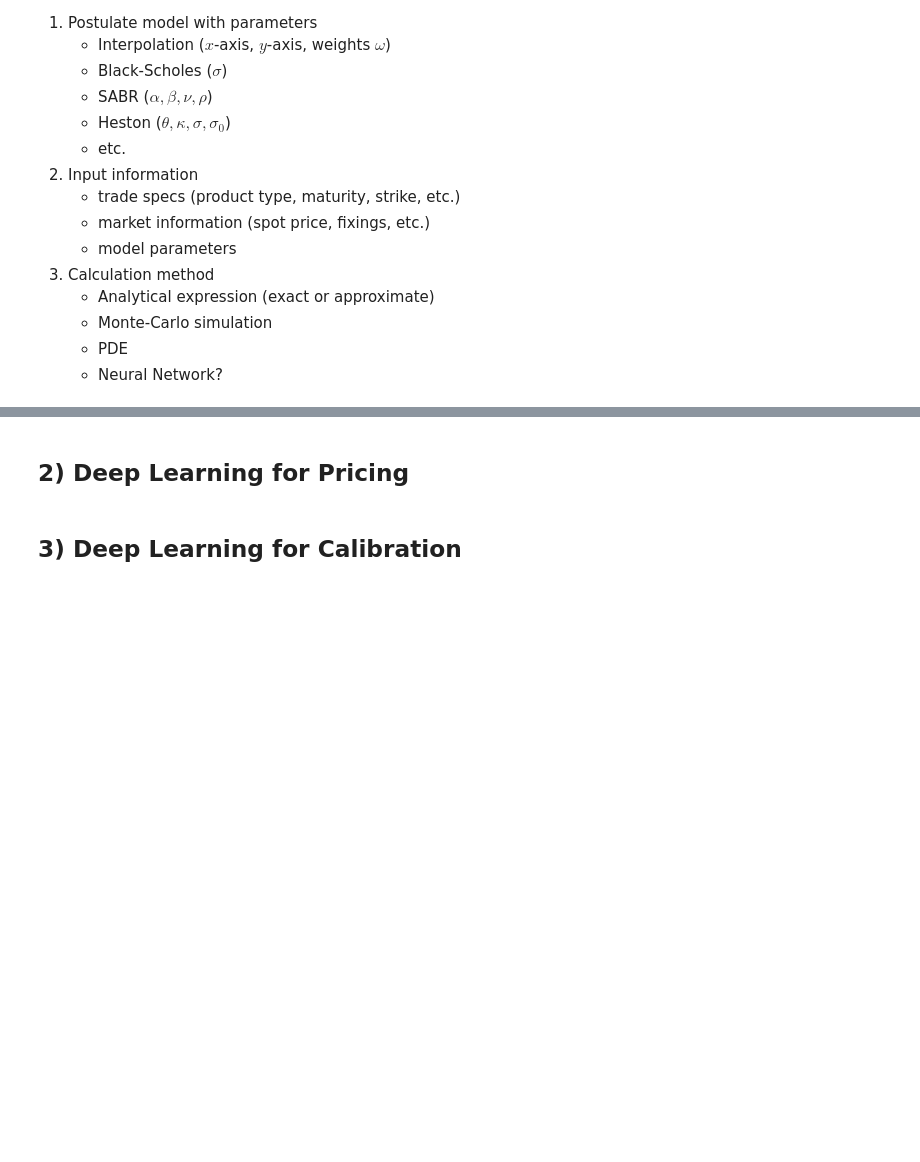
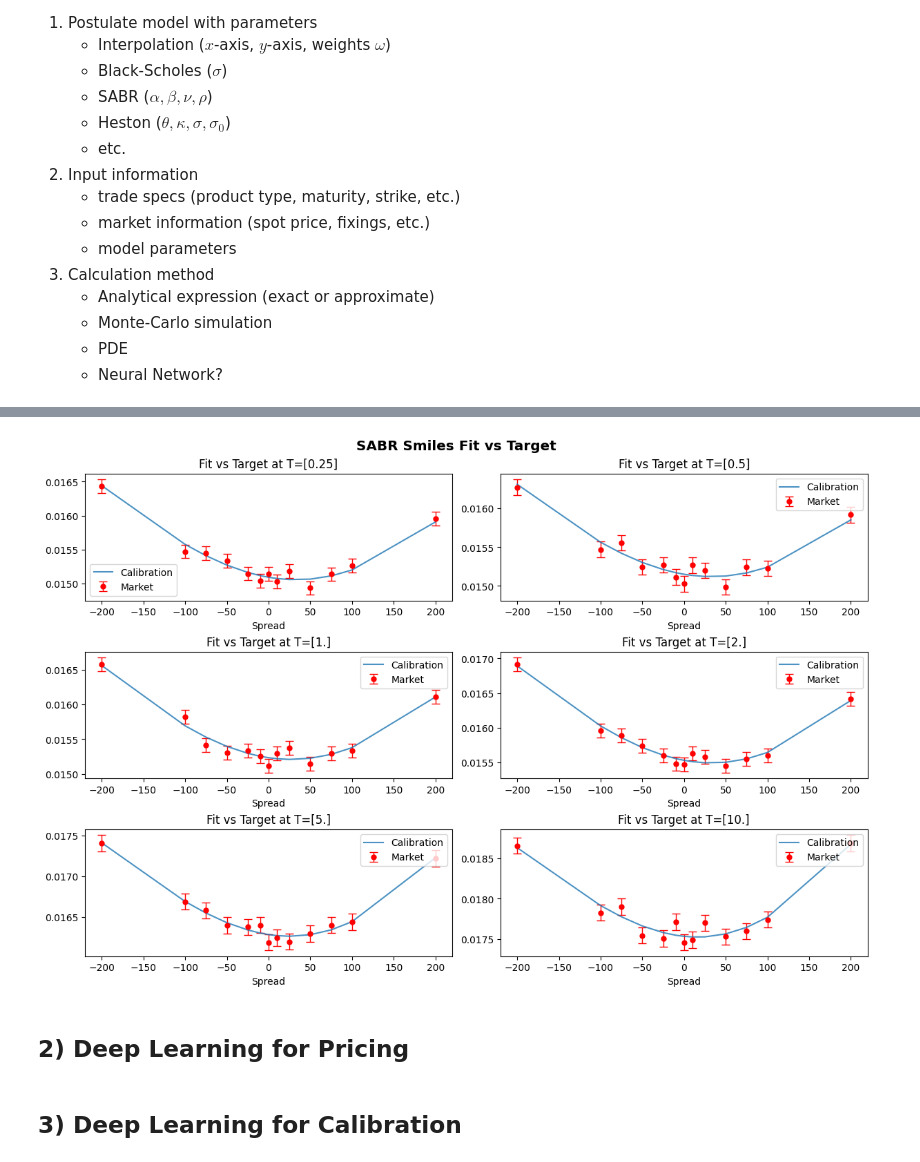
Before and after one commit to sebgur/SDev.Python, a Jupyter notebook: notebooks/Deep Learning StoVol-MB.ipynb, the cells around one changed output, grey strips where cells are left out. Cells and saved outputs as stored; diff of their text form; code cells hidden in the pictures; blank space fills up the shorter version.

```diff
--- a/notebooks/Deep Learning StoVol-MB.ipynb
+++ b/notebooks/Deep Learning StoVol-MB.ipynb
@@ -109,0 +146,96 @@ $$ \sigma(T,K,f) = \frac{\alpha}{(fK)^{(1-\beta)/2}\Bigl[1 + \frac{(1-\beta)^2}{
+# %%
+from sdevpy.analytics import bachelier
+
+# Calibration (by optimization) and collect the number of function evaluations
+MARKET_SPREADS = [-200, -100, -75, -50, -25, -10, 0, 10, 25, 50, 75, 100, 200]
+MARKET_SPREADS = np.asarray(MARKET_SPREADS)
+MARKET_SPREADS = np.tile(MARKET_SPREADS, (NUM_EXPIRIES, 1))
+mkt_strikes = MARKET_SPREADS / 10000.0 + FWD
+
+# Calculate market prices and vols
+rel_noise = 0.01
+noise_thresh = 0.99
+mkt_vols = cf_generator.price_straddles_ref(EXPIRIES, mkt_strikes, FWD, PARAMS, True,
+                                            rel_noise=rel_noise, noise_thresh=noise_thresh)
+mkt_prices = bachelier.price_straddles(EXPIRIES, mkt_strikes, FWD, mkt_vols)
+
+# Calibrate prices by optimization
+multi_tol = 1
+tol = 1e-8
+de_tol = 1e-3
+weights = np.asarray([10, 5, 1, 1, 1, 1, 1, 1, 1, 1, 1, 5, 10])
+cal_params, cal_vols, evals = cf_generator.calibrate(EXPIRIES, mkt_strikes, FWD, mkt_prices, weights, True,
+                                                multi_tol=multi_tol, tol=tol, de_tol=de_tol)
+rmse_mkt_cal = bps_rmse(mkt_vols, cal_vols)
+print(f"RMSE market-calibration: {rmse_mkt_cal:,.2f}")
+print(f"Number of surface evaluations: {evals:,}")
+
+# Display parameters
+data = {'Expiry': EXPIRIES[:, 0]}
+df = pd.DataFrame(data)
+df['LnVol-MKT'] = [PARAMS['LnVol']] * NUM_EXPIRIES
+df['LnVol-CAL'] = [x['LnVol'] for x in cal_params]
+print(df.to_string(index=False))
+df = pd.DataFrame(data)
+df['Beta-MKT'] = [PARAMS['Beta']] * NUM_EXPIRIES
+df['Beta-CAL'] = [x['Beta'] for x in cal_params]
+print(df.to_string(index=False))
+df = pd.DataFrame(data)
+df['Nu-MKT'] = [PARAMS['Nu']] * NUM_EXPIRIES
+df['Nu-CAL'] = [x['Nu'] for x in cal_params]
+print(df.to_string(index=False))
+df = pd.DataFrame(data)
+df['Rho-MKT'] = [PARAMS['Rho']] * NUM_EXPIRIES
+df['Rho-CAL'] = [x['Rho'] for x in cal_params]
+print(df.to_string(index=False))
+
+# Plot calibration vs market prices
+lw = 1
+cs = 4
+ms = 5
+onebp = 1 / 10000
+yerr = [onebp] * 13
+print(yerr)
+fig, axs = plt.subplots(3, 2, layout="constrained")
+fig.suptitle("SABR Smiles Fit vs Target", size='x-large', weight='bold')
+fig.set_size_inches(12, 8)
+
+plot_spreads = MARKET_SPREADS[0]
+axs[0, 0].errorbar(plot_spreads, mkt_vols[0], yerr, markersize=ms, fmt='o', linewidth=lw, capsize=cs, color='red', label='Market')
+axs[0, 0].plot(plot_spreads, cal_vols[0], alpha=0.8, label='Calibration')
+axs[0, 0].set_xlabel('Spread')
+axs[0, 0].set_title(f"Fit vs Target at T={EXPIRIES[0]}")
+axs[0, 0].legend(loc='lower left')
+
+axs[0, 1].errorbar(plot_spreads, mkt_vols[1], yerr, markersize=ms, fmt='o', linewidth=lw, capsize=cs, color='red', label='Market')
+axs[0, 1].plot(plot_spreads, cal_vols[1], alpha=0.8, label='Calibration')
+axs[0, 1].set_xlabel('Spread')
+axs[0, 1].set_title(f"Fit vs Target at T={EXPIRIES[1]}")
+axs[0, 1].legend(loc='upper right')
+
+axs[1, 0].errorbar(plot_spreads, mkt_vols[2], yerr, markersize=ms, fmt='o', linewidth=lw, capsize=cs, color='red', label='Market')
+axs[1, 0].plot(plot_spreads, cal_vols[2], alpha=0.8, label='Calibration')
+axs[1, 0].set_xlabel('Spread')
+axs[1, 0].set_title(f"Fit vs Target at T={EXPIRIES[2]}")
+axs[1, 0].legend(loc='upper right')
+
+axs[1, 1].errorbar(plot_spreads, mkt_vols[3], yerr, markersize=ms, fmt='o', linewidth=lw, capsize=cs, color='red', label='Market')
+axs[1, 1].plot(plot_spreads, cal_vols[3], alpha=0.8, label='Calibration')
+axs[1, 1].set_xlabel('Spread')
+axs[1, 1].set_title(f"Fit vs Target at T={EXPIRIES[3]}")
+axs[1, 1].legend(loc='upper right')
+
+axs[2, 0].errorbar(plot_spreads, mkt_vols[4], yerr, markersize=ms, fmt='o', linewidth=lw, capsize=cs, color='red', label='Market')
+axs[2, 0].plot(plot_spreads, cal_vols[4], alpha=0.8, label='Calibration')
+axs[2, 0].set_xlabel('Spread')
+axs[2, 0].set_title(f"Fit vs Target at T={EXPIRIES[4]}")
+axs[2, 0].legend(loc='upper right')
+
+axs[2, 1].errorbar(plot_spreads, mkt_vols[5], yerr, markersize=ms, fmt='o', linewidth=lw, capsize=cs, color='red', label='Market')
+axs[2, 1].plot(plot_spreads, cal_vols[5], alpha=0.8, label='Calibration')
+axs[2, 1].set_xlabel('Spread')
+axs[2, 1].set_title(f"Fit vs Target at T={EXPIRIES[5]}")
+axs[2, 1].legend(loc='upper right')
+
+plt.show()
+# %% [output]
@@ -110,3 +259,4 @@ $$ \sigma(T,K,f) = \frac{\alpha}{(fK)^{(1-\beta)/2}\Bigl[1 + \frac{(1-\beta)^2}{
+[figure, added]
 # %% [markdown]
 ## 2) Deep Learning for Pricing
 # %% [markdown]
```
Also changed, not shown: parts of 9 cells of this notebook, 3 other files.
